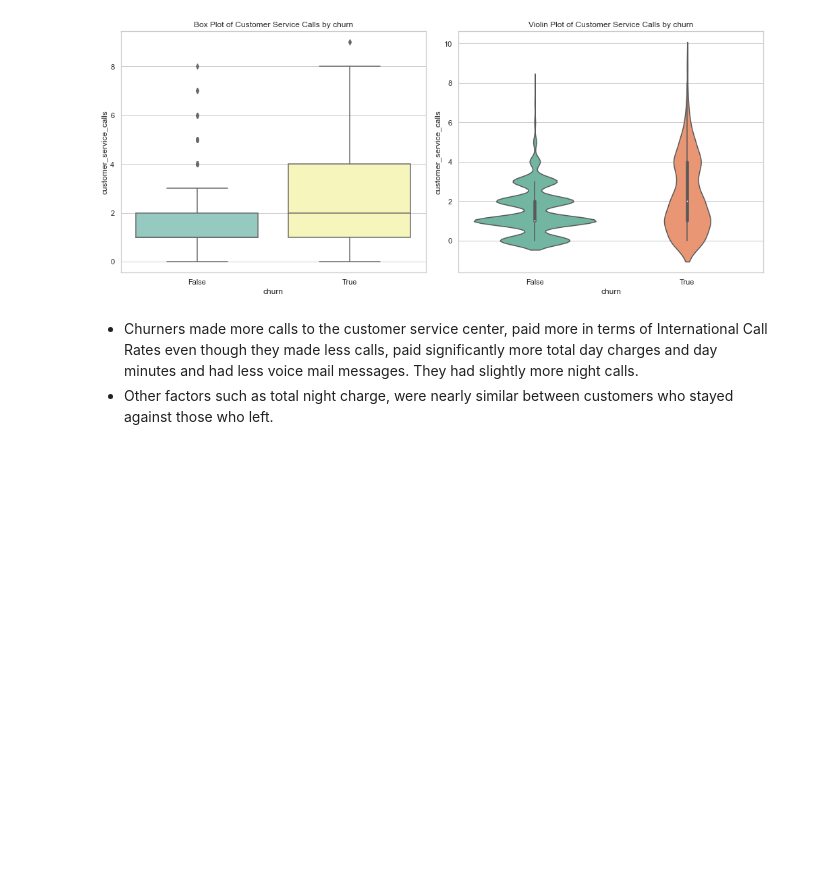
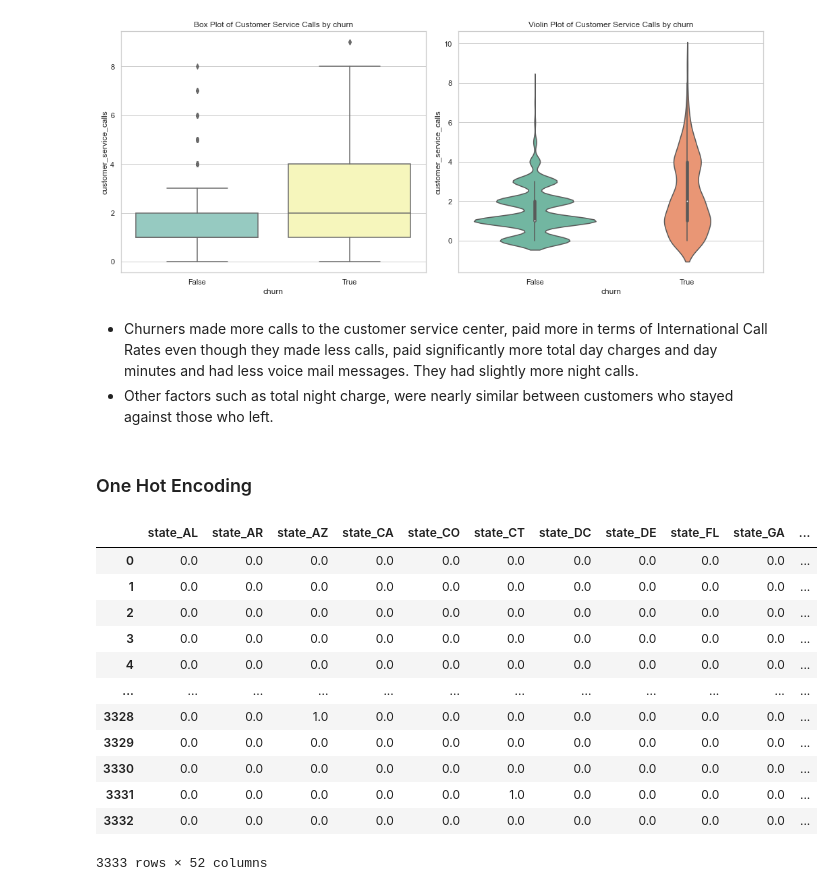
Before and after one commit to bedankibunja/SyriaTel-customer-project, a Jupyter notebook: Untitled.ipynb, the cells around one changed output. Drawn from its saved outputs; the diff is of its cells as text; code cells hidden in the pictures; blank space fills up the shorter version.

Commit message:
one hot encoding

```diff
--- a/Untitled.ipynb
+++ b/Untitled.ipynb
@@ -329,3 +331,39 @@ for feature in numerical_features:
 # %% [markdown]
 - Churners made more calls to the customer service center, paid more in terms of International Call Rates even though they made less calls, paid significantly more total day charges and day minutes and had less voice mail messages. They had slightly more night calls.
 - Other factors such as total night charge, were nearly similar between customers who stayed against those who left.
+# %% [markdown]
+### One Hot Encoding
+# %%
+# Defining the features (X) and target variable (y)
+X = df.drop("churn", axis=1)
+y = df['churn']
+# Performing one-hot encoding on categorical features
+categorical_cols = X.select_dtypes(exclude="number").columns
+numerical_cols = X.select_dtypes(include="number").columns
+
+X_categorical = X[categorical_cols]
+X_numerical = X[numerical_cols]
+
+
+# Initialize the OneHotEncoder with desired parameters
+ohe = OneHotEncoder(sparse_output=False, handle_unknown='error', drop='first')
+
+# Fit and transform the categorical data
+X_categorical_ohe = pd.DataFrame(ohe.fit_transform(X_categorical),
+                         columns=ohe.get_feature_names_out(X_categorical.columns),
+                         index=X_categorical.index)
+X_categorical_ohe
+# %% [output]
+|  | state_AL | state_AR | state_AZ | state_CA | state_CO | state_CT | state_DC | state_DE | state_FL | state_GA | ... |
+| 0 | 0.0 | 0.0 | 0.0 | 0.0 | 0.0 | 0.0 | 0.0 | 0.0 | 0.0 | 0.0 | ... |
+| 1 | 0.0 | 0.0 | 0.0 | 0.0 | 0.0 | 0.0 | 0.0 | 0.0 | 0.0 | 0.0 | ... |
+| 2 | 0.0 | 0.0 | 0.0 | 0.0 | 0.0 | 0.0 | 0.0 | 0.0 | 0.0 | 0.0 | ... |
+| 3 | 0.0 | 0.0 | 0.0 | 0.0 | 0.0 | 0.0 | 0.0 | 0.0 | 0.0 | 0.0 | ... |
+| 4 | 0.0 | 0.0 | 0.0 | 0.0 | 0.0 | 0.0 | 0.0 | 0.0 | 0.0 | 0.0 | ... |
+| ... | ... | ... | ... | ... | ... | ... | ... | ... | ... | ... | ... |
+| 3328 | 0.0 | 0.0 | 1.0 | 0.0 | 0.0 | 0.0 | 0.0 | 0.0 | 0.0 | 0.0 | ... |
+| 3329 | 0.0 | 0.0 | 0.0 | 0.0 | 0.0 | 0.0 | 0.0 | 0.0 | 0.0 | 0.0 | ... |
+| 3330 | 0.0 | 0.0 | 0.0 | 0.0 | 0.0 | 0.0 | 0.0 | 0.0 | 0.0 | 0.0 | ... |
+| 3331 | 0.0 | 0.0 | 0.0 | 0.0 | 0.0 | 1.0 | 0.0 | 0.0 | 0.0 | 0.0 | ... |
+| 3332 | 0.0 | 0.0 | 0.0 | 0.0 | 0.0 | 0.0 | 0.0 | 0.0 | 0.0 | 0.0 | ... |
+3333 rows × 52 columns
```
Also changed, not shown: parts of 5 cells of this notebook.
